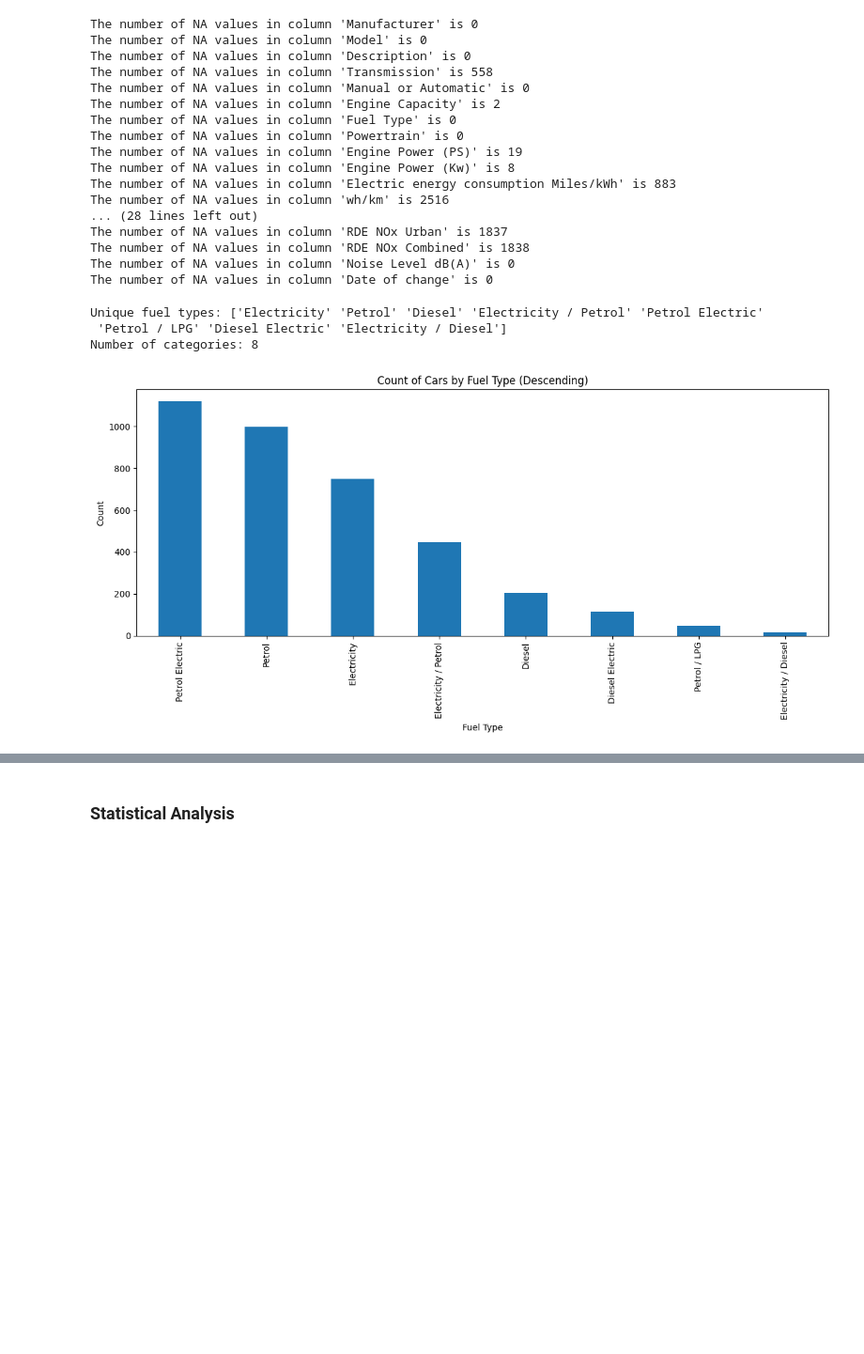
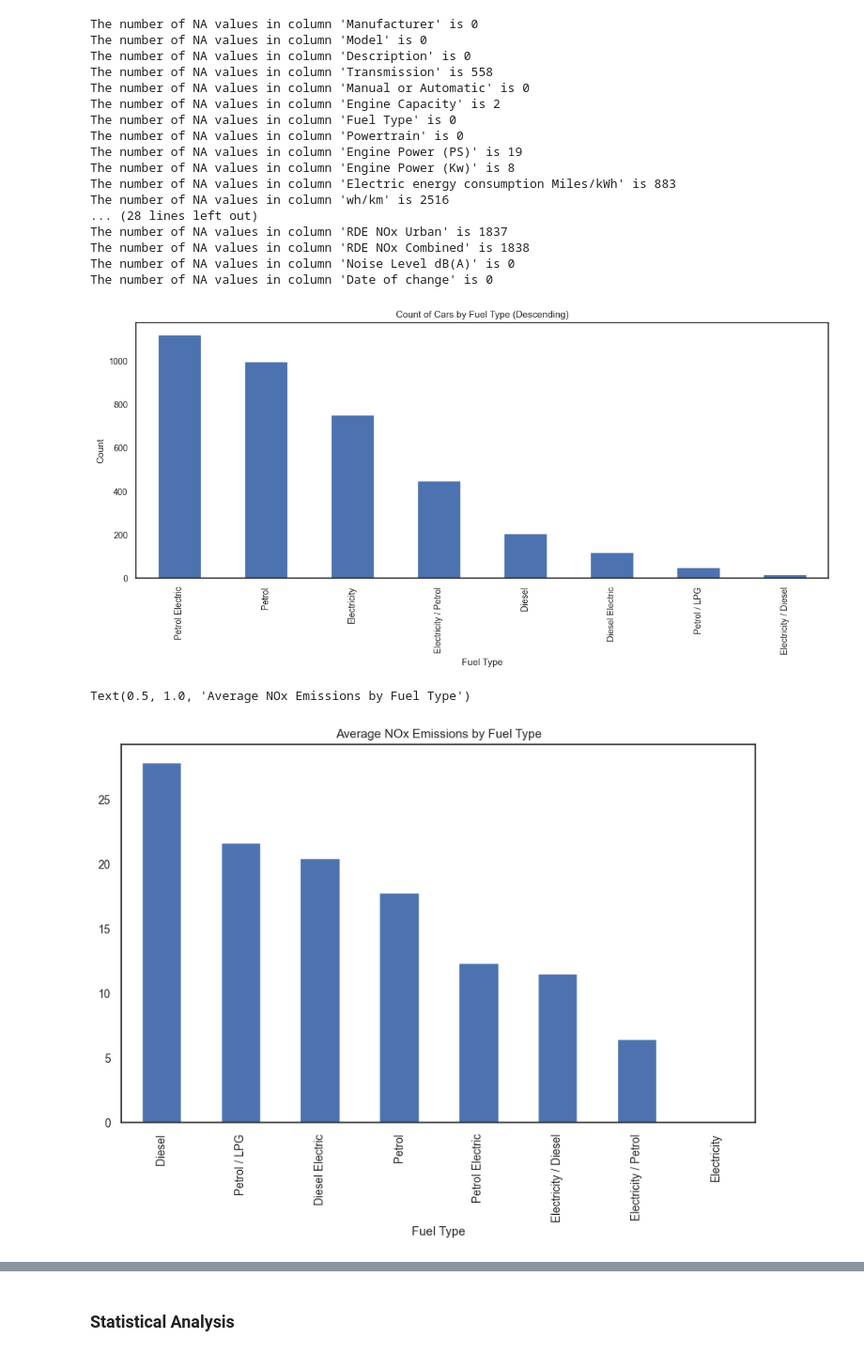
Before and after one commit to damian2551/Predictive-Modelling-of-Gas-Emissions-from-Cars, a Jupyter notebook: Assignment_2.ipynb, the cells around one changed output, grey strips where cells are left out. Shown at 94% size. Drawn from its saved outputs; the diff is of its cells as text; code cells hidden in the pictures; blank space fills up the shorter version.

```diff
--- a/Assignment_2.ipynb
+++ b/Assignment_2.ipynb
@@ -99,16 +115,8 @@ The number of NA values in column 'RDE NOx Urban' is 1837
 The number of NA values in column 'RDE NOx Combined' is 1838
 The number of NA values in column 'Noise Level dB(A)' is 0
 The number of NA values in column 'Date of change' is 0
-# %%
-# Examine categorical data from Fuel Type column
-fuel_type_categories = data["Fuel Type"].unique()
-print(f"Unique fuel types: {fuel_type_categories}")
-print(f"Number of categories: {len(fuel_type_categories)}")
-# %% [output]
-Unique fuel types: ['Electricity' 'Petrol' 'Diesel' 'Electricity / Petrol' 'Petrol Electric'
- 'Petrol / LPG' 'Diesel Electric' 'Electricity / Diesel']
-Number of categories: 8
 # %%
+fuel_type_categories = data["Fuel Type"].unique()
 fuel_type_counts = data["Fuel Type"].value_counts().reindex(fuel_type_categories, fill_value=0)
 sorted_counts = fuel_type_counts.sort_values(ascending=False)
 plt.figure(figsize=(12, 6))
@@ -120,4 +128,10 @@ plt.tight_layout()
 
 plt.show()
 # %% [output]
-[figure, old version]
+[figure, new version]
+# %%
+data.groupby("Fuel Type")["Emissions NOx [mg/km]"].mean().sort_values(ascending=False).plot(kind="bar", figsize=(10,6))
+plt.title("Average NOx Emissions by Fuel Type")
+# %% [output]
+Text(0.5, 1.0, 'Average NOx Emissions by Fuel Type')
+[figure, added]
```
Also changed, not shown: parts of 16 cells of this notebook, 3 other files.
